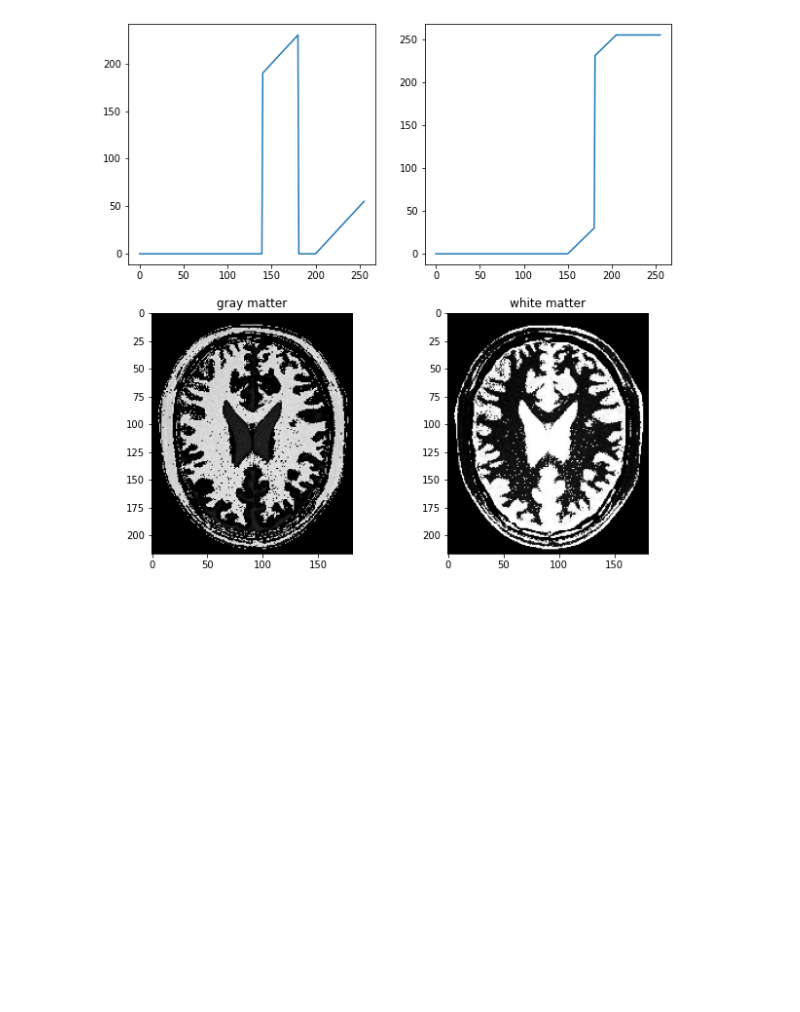
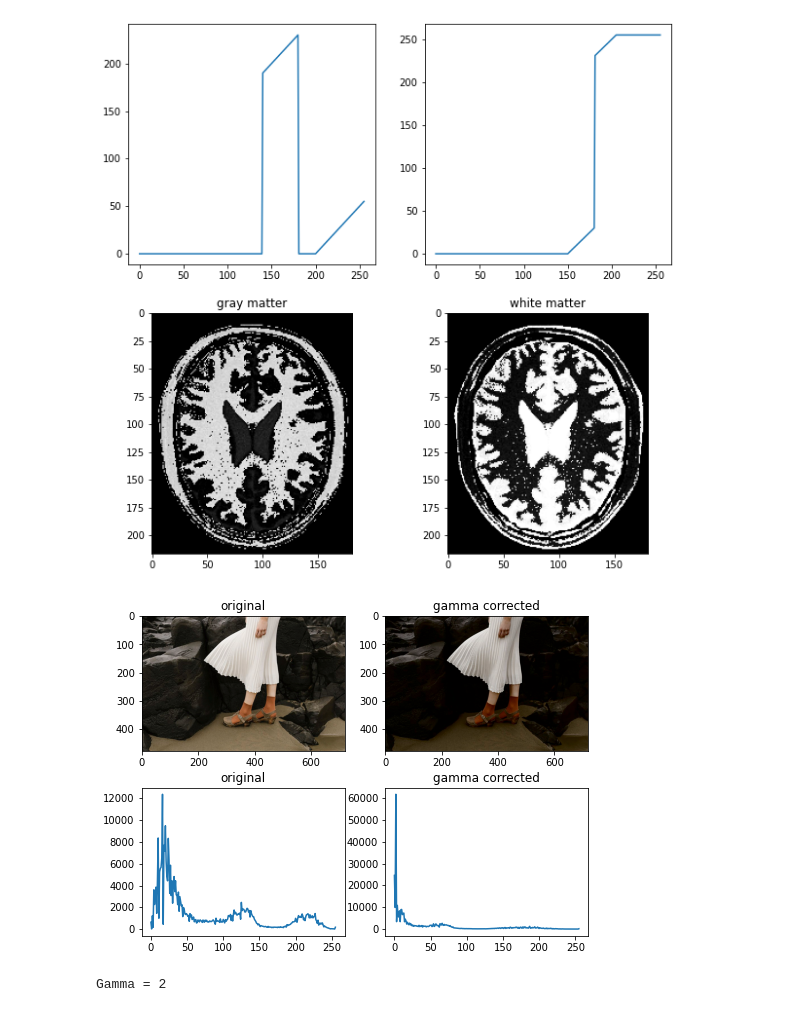
Before and after one commit to Loshanan/Image-processing, a Jupyter notebook: assignment_1.ipynb, the cells around one changed output. Drawn from its saved outputs; the diff is of its cells as text; code cells hidden in the pictures; blank space fills up the shorter version.

```diff
--- a/assignment_1.ipynb
+++ b/assignment_1.ipynb
@@ -76,3 +76,31 @@ plt.show()
 # %% [output]
 [figure]
 [figure]
+# %%
+img = cv.imread(r'highlights_and_shadows.jpg', cv.IMREAD_COLOR)
+assert img is not None
+
+img = cv.cvtColor(img, cv.COLOR_BGR2Lab)
+g = img.copy()
+
+gamma = 2
+t = np.array([(p/255)**gamma*255 for p in range(256)]).astype(np.uint8)
+g[:,:,0] = cv.LUT(g[:,:,0], t)
+
+img = cv.cvtColor(img, cv.COLOR_Lab2RGB)
+g = cv.cvtColor(g, cv.COLOR_Lab2RGB)
+
+fig, ax = plt.subplots(2,2, figsize=(8,6))
+ax[0,0].imshow(img)
+ax[0,0].set_title('original')
+ax[0,1].imshow(g)
+ax[0,1].set_title('gamma corrected')
+ax[1,0].plot(cv.calcHist([img], [0],None, [256], [0,256]))
+ax[1,0].set_title('original')
+ax[1,1].plot(cv.calcHist([g], [0],None, [256], [0,256]))
+ax[1,1].set_title('gamma corrected')
+plt.show()
+print('Gamma =',gamma)
+# %% [output]
+[figure, added]
+Gamma = 2
```
